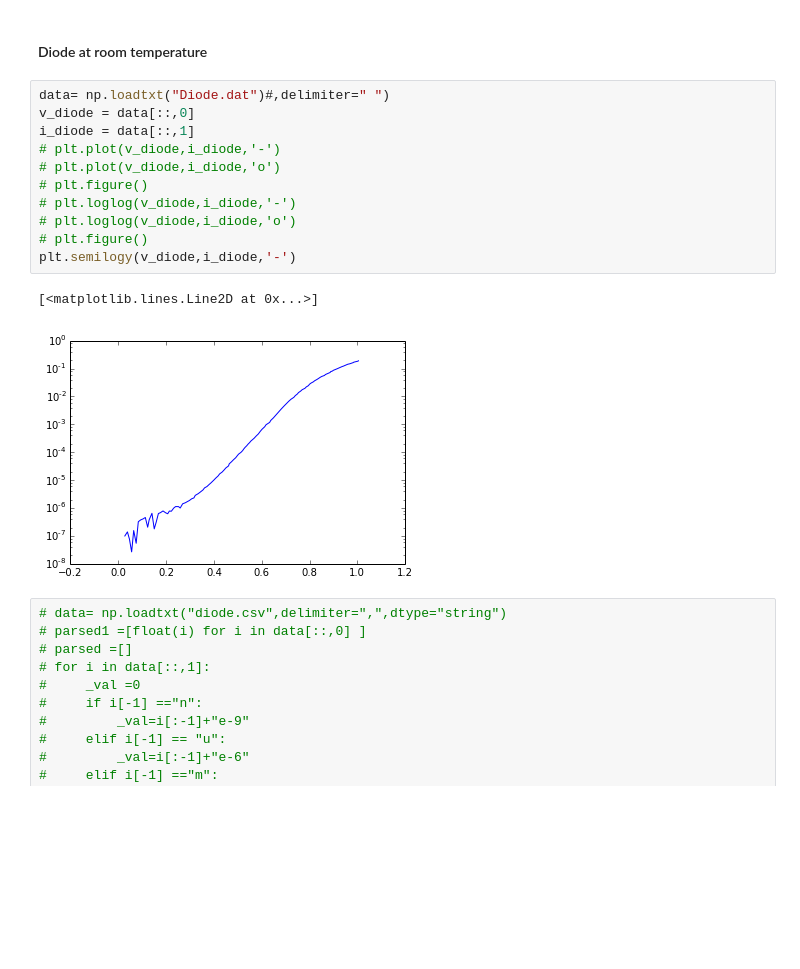
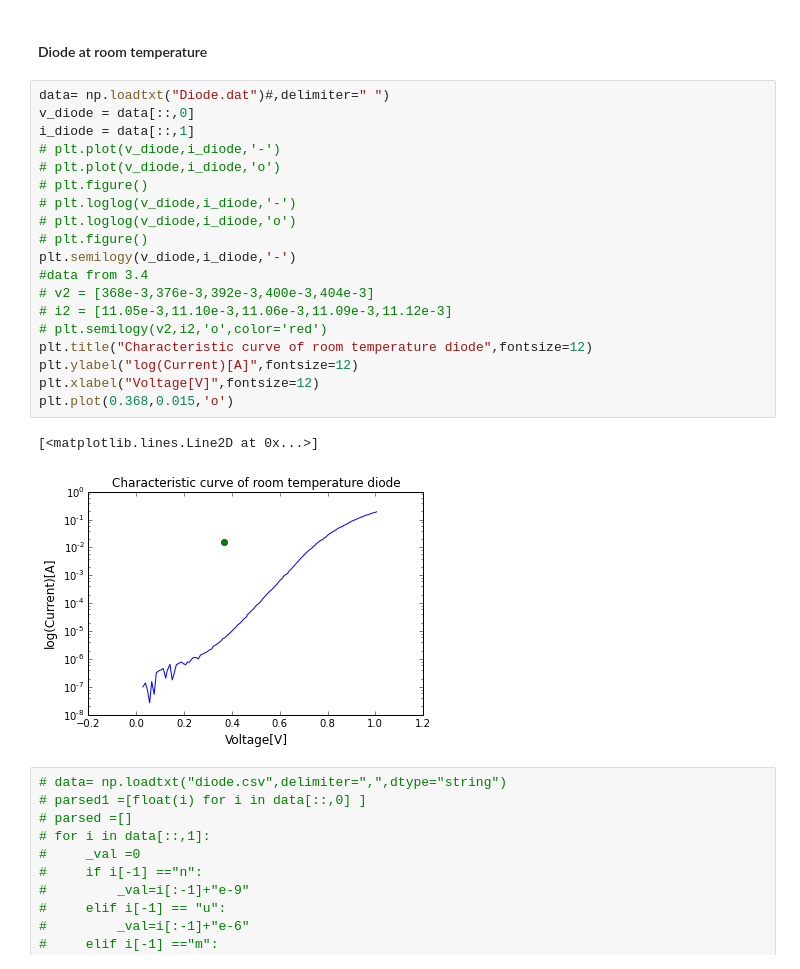
Before and after one commit to dorisjlee/111BSClab, a Jupyter notebook: lab3/Lab3.ipynb, the cells around one changed output. Drawn from its saved outputs; the diff is of its cells as text; blank space fills up the shorter version.

```diff
--- a/lab3/Lab3.ipynb
+++ b/lab3/Lab3.ipynb
@@ -86,17 +103,25 @@ cd updated/
 # %%
 data= np.loadtxt("Diode.dat")#,delimiter=" ")
 v_diode = data[::,0]
 i_diode = data[::,1]
 # plt.plot(v_diode,i_diode,'-')
 # plt.plot(v_diode,i_diode,'o')
 # plt.figure()
 # plt.loglog(v_diode,i_diode,'-')
 # plt.loglog(v_diode,i_diode,'o')
 # plt.figure()
 plt.semilogy(v_diode,i_diode,'-')
+#data from 3.4
+# v2 = [368e-3,376e-3,392e-3,400e-3,404e-3]
+# i2 = [11.05e-3,11.10e-3,11.06e-3,11.09e-3,11.12e-3]
+# plt.semilogy(v2,i2,'o',color='red')
+plt.title("Characteristic curve of room temperature diode",fontsize=12)
+plt.ylabel("log(Current)[A]",fontsize=12)
+plt.xlabel("Voltage[V]",fontsize=12)
+plt.plot(0.368,0.015,'o')
 # %% [output]
 [<matplotlib.lines.Line2D at 0x...>]
-[figure, old version]
+[figure, new version]
 # %%
 # data= np.loadtxt("diode.csv",delimiter=",",dtype="string")
 # parsed1 =[float(i) for i in data[::,0] ]
```
Also changed, not shown: parts of 24 cells of this notebook, 13 other files.
